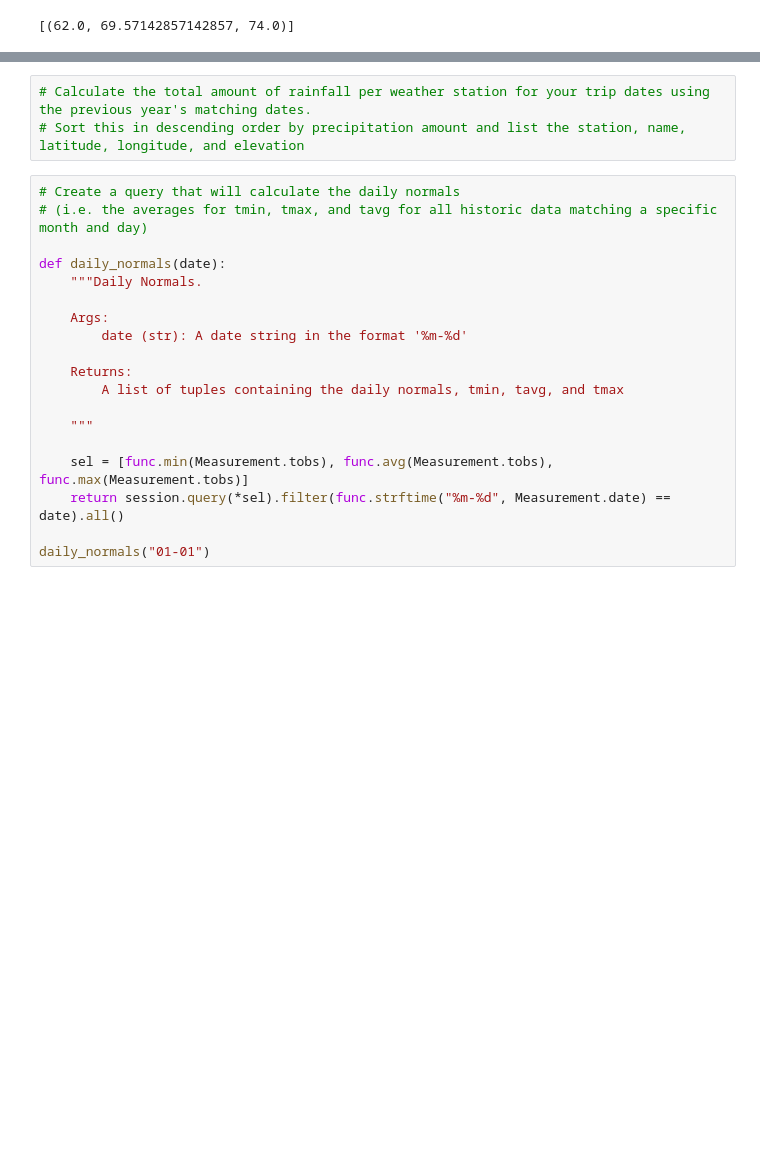
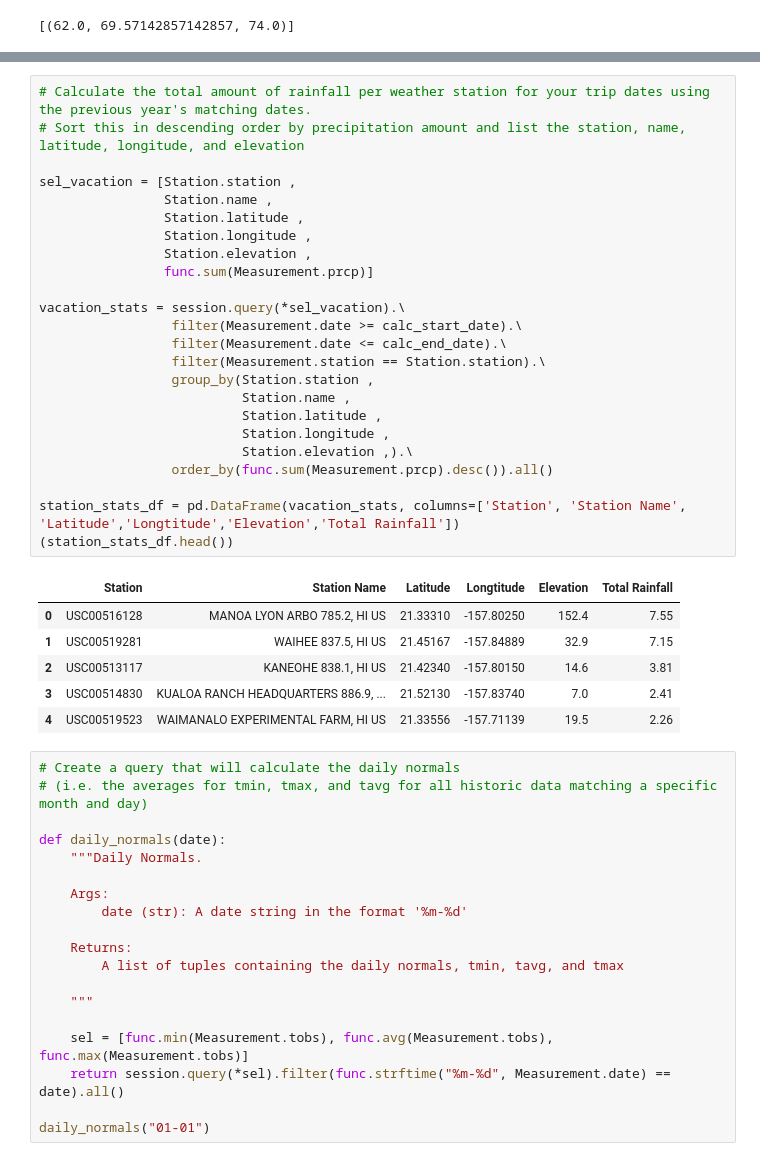
Before and after one commit to denisedemirkol/sqlalchemy-challenge, a Jupyter notebook: climate_starter.ipynb, the cells around one changed output, grey strips where cells are left out. Saved outputs shown, nothing was run; the diff lists cells and outputs as text; blank space fills up the shorter version.

```diff
--- a/climate_starter.ipynb
+++ b/climate_starter.ipynb
@@ -313,6 +361,34 @@ print(calc_temps('2012-02-28', '2012-03-05'))
 # %%
 # Calculate the total amount of rainfall per weather station for your trip dates using the previous year's matching dates.
 # Sort this in descending order by precipitation amount and list the station, name, latitude, longitude, and elevation
+
+sel_vacation = [Station.station ,
+                Station.name ,
+                Station.latitude ,
+                Station.longitude ,
+                Station.elevation ,
+                func.sum(Measurement.prcp)]
+
+vacation_stats = session.query(*sel_vacation).\
+                 filter(Measurement.date >= calc_start_date).\
+                 filter(Measurement.date <= calc_end_date).\
+                 filter(Measurement.station == Station.station).\
+                 group_by(Station.station ,
+                          Station.name ,
+                          Station.latitude ,
+                          Station.longitude ,
+                          Station.elevation ,).\
+                 order_by(func.sum(Measurement.prcp).desc()).all()
+
+station_stats_df = pd.DataFrame(vacation_stats, columns=['Station', 'Station Name', 'Latitude','Longtitude','Elevation','Total Rainfall'])
+(station_stats_df.head())
+# %% [output]
+|  | Station | Station Name | Latitude | Longtitude | Elevation | Total Rainfall |
+| 0 | USC00516128 | MANOA LYON ARBO 785.2, HI US | 21.33310 | -157.80250 | 152.4 | 7.55 |
+| 1 | USC00519281 | WAIHEE 837.5, HI US | 21.45167 | -157.84889 | 32.9 | 7.15 |
+| 2 | USC00513117 | KANEOHE 838.1, HI US | 21.42340 | -157.80150 | 14.6 | 3.81 |
+| 3 | USC00514830 | KUALOA RANCH HEADQUARTERS 886.9, ... | 21.52130 | -157.83740 | 7.0 | 2.41 |
+| 4 | USC00519523 | WAIMANALO EXPERIMENTAL FARM, HI US | 21.33556 | -157.71139 | 19.5 | 2.26 |
 # %%
 # Create a query that will calculate the daily normals
 # (i.e. the averages for tmin, tmax, and tavg for all historic data matching a specific month and day)
```
Also changed, not shown: parts of 4 cells of this notebook.
